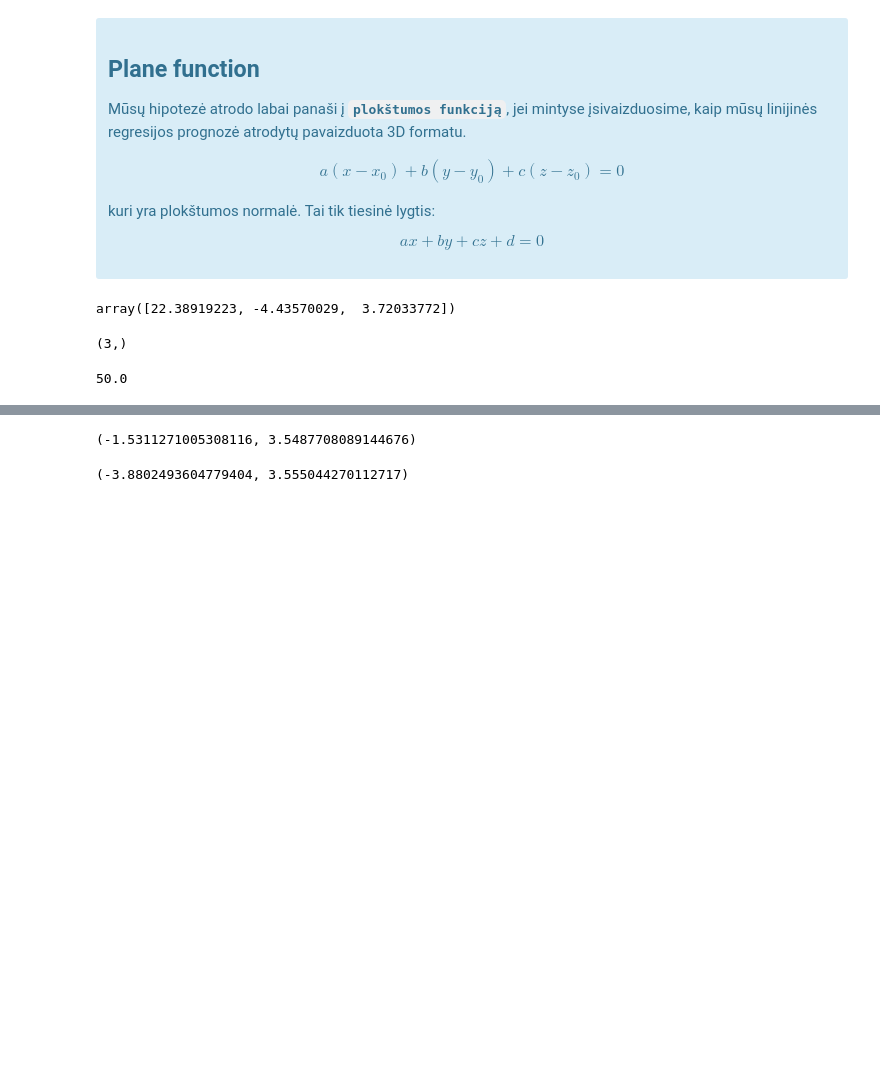
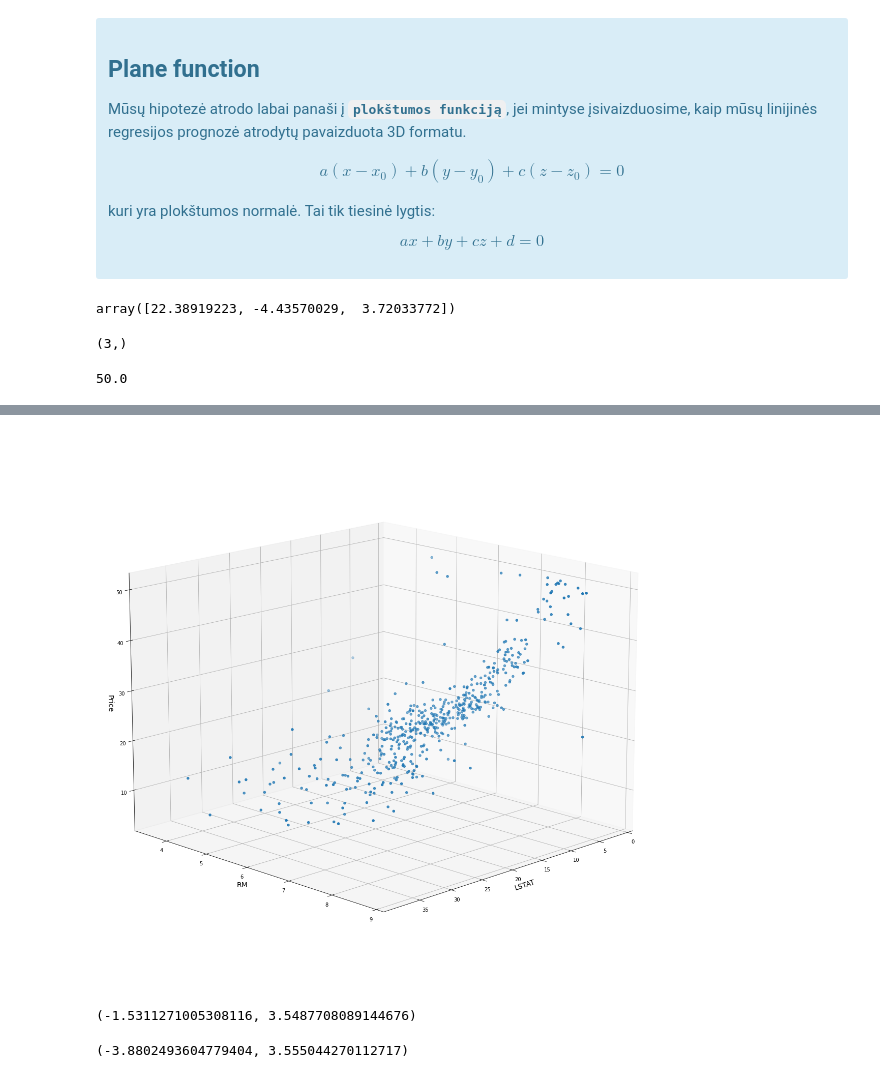
Before and after one commit to tavo-robotas/DI_101, a Jupyter notebook: __V_Mathematical_Optimization/__II_Multivariate_optimization.ipynb, the cells around one changed output, grey strips where cells are left out. Saved outputs shown, nothing was run; the diff lists cells and outputs as text; code cells hidden in the pictures; blank space fills up the shorter version.

```diff
--- a/__V_Mathematical_Optimization/__II_Multivariate_optimization.ipynb
+++ b/__V_Mathematical_Optimization/__II_Multivariate_optimization.ipynb
@@ -696,3 +747,14 @@ y_hat.max()
+# %%
+fig = plt.figure(figsize=(20, 20))
+ax = plt.axes(projection='3d')
+ax.scatter(X1, X2, y)
+ax.set_xlabel('LSTAT', fontsize=14)
+ax.set_ylabel('RM', fontsize=14)
+ax.set_zlabel('Price', fontsize=14)
+ax.view_init(15, 45)
+ax.grid(True)
+# %% [output]
+[figure, added]
 # %%
 xmin, xmax = X[:,1].min(), X[:,1].max()
 ymin, ymax = X[:,2].min(), X[:,2].max()
```
Also changed, not shown: parts of 24 cells of this notebook, 20 other files.
